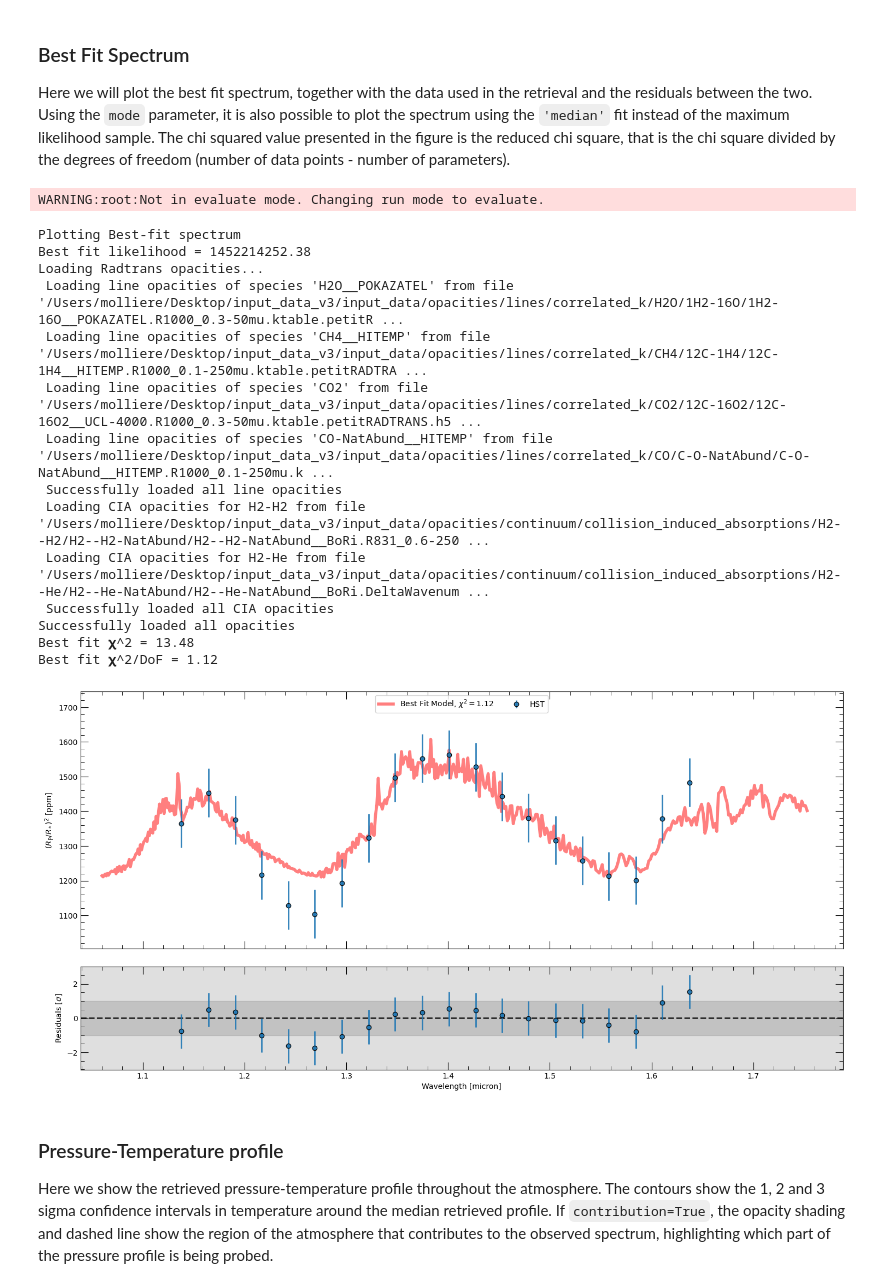
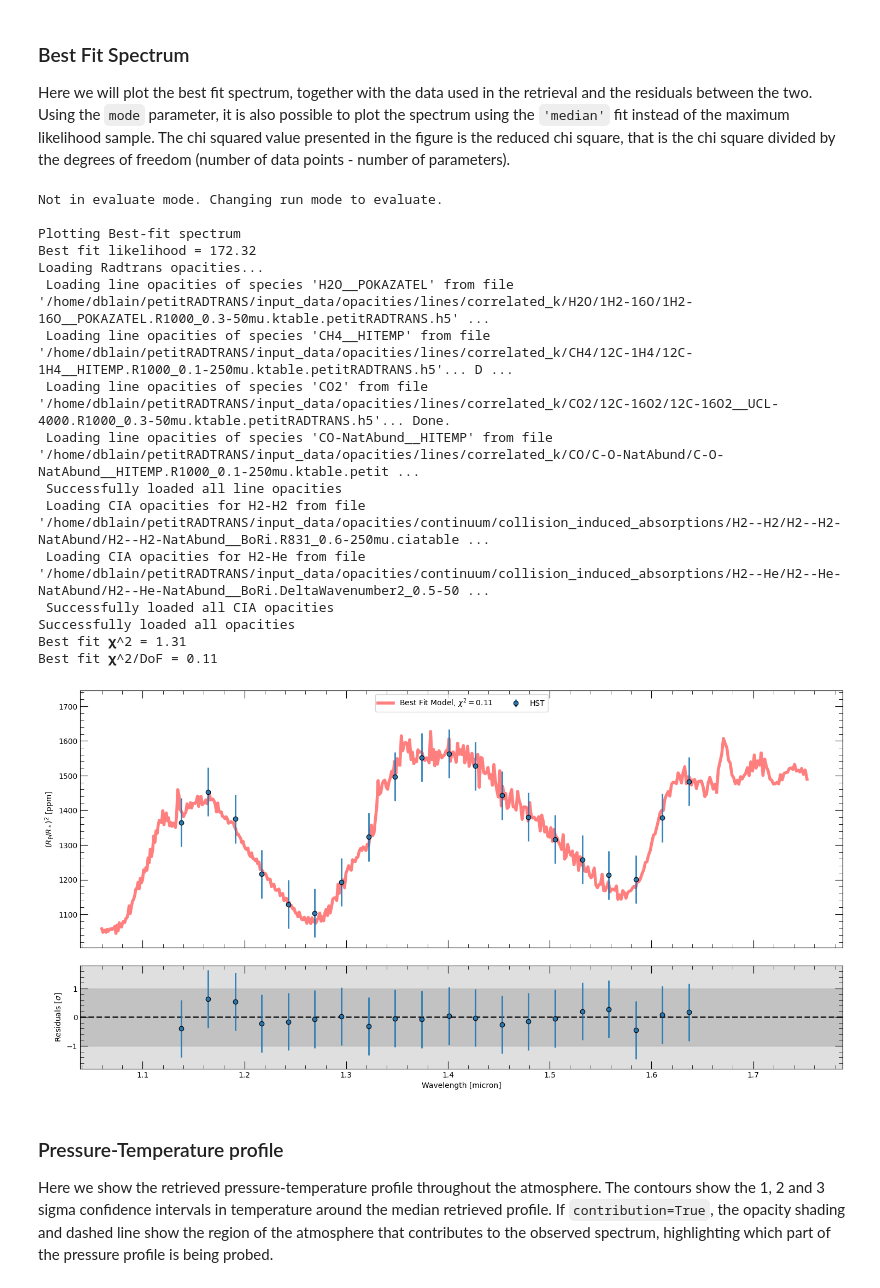
Before and after one commit to wbalmer/petitRADTRANS, a Jupyter notebook: docs/content/notebooks/retrieval_basic.ipynb, the cells around one changed output. Cells and saved outputs as stored; diff of their text form; code cells hidden in the pictures.

```diff
--- a/docs/content/notebooks/retrieval_basic.ipynb
+++ b/docs/content/notebooks/retrieval_basic.ipynb
@@ -384,0 +398,11 @@ retrieval_config.plot_kwargs["press_limits"] = [1e1, 1e-6]
+# %%
+output_directory = f"./retrievals/runs"
+
+retrieval = Retrieval(
+    retrieval_config,
+    output_directory=output_directory,
+    use_mpi = False,  # run locally, don't need to use MPI for massive parallelisation
+    evaluate_sample_spectra=False,  # output the spectrum from nsample random samples.
+    use_prt_plot_style=True,  # we think that our plots look nice.
+    ultranest=False  # let's use pyMultiNest rather than Ultranest
+)
@@ -392,16 +431,0 @@ Most of the various parameters used to control pyMultiNest or Ultranest can be s
-# %%
-# If you want to run the retrieval, you need to choose a different output directory name,
-# due to pRT requirements.
-output_directory = f"./"
-retrieval = Retrieval(retrieval_config,
-                      output_directory=output_directory,
-                      use_mpi = False,        # Run locally, don't need to use MPI for massive parallelisation
-                      evaluate_sample_spectra=False,      # Output the spectrum from nsample random samples.
-                      use_prt_plot_style=True,    # We think that our plots look nice.
-                      ultranest=False)        # Let's use pyMultiNest rather than Ultranest
-
-retrieval.run(n_live_points=40,         # PMN number of live points. 400 is good for small retrievals, 4000 for large
-              const_efficiency_mode=False, # Turn PMN const efficiency mode on or off (recommend on for large retrievals)
-              resume=True)                # Continue retrieval from where it left off.)
-
-#retrieval.plot_all(contribution = True) # We'll make all the plots individually for now. Uncomment to automatically generate plots
@@ -425,0 +432,8 @@ File '/Users/molliere/Desktop/input_data_v3/input_data/opacities/lines/correlate
+# %%
+%%time
+retrieval.run(
+    n_live_points=40,  # number of live points, 400 is good for small retrievals, 4000 for large ones
+    const_efficiency_mode=False,  # turn constant efficiency mode on or off (recommend on for large retrievals)
+    resume=False,  # if True, continue retrieval from where it left off
+    seed=12345  # ⚠️ seed should be removed or set to -1 in a real retrieval, it is added here for reproducibility
+)
@@ -435,7 +466,7 @@ the corner plots make use of this feature.
 # %%
 # These are dictionaries in case we want to look at multiple retrievals.
 # The keys for the dictionaries are the retrieval_names
-sample_dict, parameter_dict = retrieval.get_samples()
+sample_dict, parameter_dict = retrieval.get_samples(output_directory=output_directory)
 
 # Pick the current retrieval to look at.
 samples_use = sample_dict[retrieval.configuration.retrieval_name]
@@ -448,25 +479,27 @@ The chi squared value presented in the figure is the reduced chi square, that is
 # %%
 # Plotting the best fit spectrum
 # This will generate a few warnings, but it's fine.
-fig,ax,ax_r = retrieval.plot_spectra(samples_use, parameters_read, refresh = True, mode = 'bestfit')
-plt.show()
+fig,ax,ax_r = retrieval.plot_spectra(
+    samples_use, parameters_read, refresh=True, mode='bestfit'
+)
 # %% [output]
-WARNING:root:Not in evaluate mode. Changing run mode to evaluate.
+Not in evaluate mode. Changing run mode to evaluate.
+
+Plotting Best-fit spectrum
+Best fit likelihood = 172.32
+Loading Radtrans opacities...
+ Loading line opacities of species 'H2O__POKAZATEL' from file '/home/dblain/petitRADTRANS/input_data/opacities/lines/correlated_k/H2O/1H2-16O/1H2-16O__POKAZATEL.R1000_0.3-50mu.ktable.petitRADTRANS.h5' ...
+ Loading line opacities of species 'CH4__HITEMP' from file '/home/dblain/petitRADTRANS/input_data/opacities/lines/correlated_k/CH4/12C-1H4/12C-1H4__HITEMP.R1000_0.1-250mu.ktable.petitRADTRANS.h5'... D ...
+ Loading line opacities of species 'CO2' from file '/home/dblain/petitRADTRANS/input_data/opacities/lines/correlated_k/CO2/12C-16O2/12C-16O2__UCL-4000.R1000_0.3-50mu.ktable.petitRADTRANS.h5'... Done.
+ Loading line opacities of species 'CO-NatAbund__HITEMP' from file '/home/dblain/petitRADTRANS/input_data/opacities/lines/correlated_k/CO/C-O-NatAbund/C-O-NatAbund__HITEMP.R1000_0.1-250mu.ktable.petit ...
+ Successfully loaded all line opacities
+ Loading CIA opacities for H2-H2 from file '/home/dblain/petitRADTRANS/input_data/opacities/continuum/collision_induced_absorptions/H2--H2/H2--H2-NatAbund/H2--H2-NatAbund__BoRi.R831_0.6-250mu.ciatable ...
+ Loading CIA opacities for H2-He from file '/home/dblain/petitRADTRANS/input_data/opacities/continuum/collision_induced_absorptions/H2--He/H2--He-NatAbund/H2--He-NatAbund__BoRi.DeltaWavenumber2_0.5-50 ...
+ Successfully loaded all CIA opacities
+Successfully loaded all opacities
+Best fit 𝛘^2 = 1.31
+Best fit 𝛘^2/DoF = 0.11
-Plotting Best-fit spectrum
-Best fit likelihood = 1452214252.38
-Loading Radtrans opacities...
- Loading line opacities of species 'H2O__POKAZATEL' from file '/Users/molliere/Desktop/input_data_v3/input_data/opacities/lines/correlated_k/H2O/1H2-16O/1H2-16O__POKAZATEL.R1000_0.3-50mu.ktable.petitR ...
- Loading line opacities of species 'CH4__HITEMP' from file '/Users/molliere/Desktop/input_data_v3/input_data/opacities/lines/correlated_k/CH4/12C-1H4/12C-1H4__HITEMP.R1000_0.1-250mu.ktable.petitRADTRA ...
- Loading line opacities of species 'CO2' from file '/Users/molliere/Desktop/input_data_v3/input_data/opacities/lines/correlated_k/CO2/12C-16O2/12C-16O2__UCL-4000.R1000_0.3-50mu.ktable.petitRADTRANS.h5 ...
- Loading line opacities of species 'CO-NatAbund__HITEMP' from file '/Users/molliere/Desktop/input_data_v3/input_data/opacities/lines/correlated_k/CO/C-O-NatAbund/C-O-NatAbund__HITEMP.R1000_0.1-250mu.k ...
- Successfully loaded all line opacities
- Loading CIA opacities for H2-H2 from file '/Users/molliere/Desktop/input_data_v3/input_data/opacities/continuum/collision_induced_absorptions/H2--H2/H2--H2-NatAbund/H2--H2-NatAbund__BoRi.R831_0.6-250 ...
- Loading CIA opacities for H2-He from file '/Users/molliere/Desktop/input_data_v3/input_data/opacities/continuum/collision_induced_absorptions/H2--He/H2--He-NatAbund/H2--He-NatAbund__BoRi.DeltaWavenum ...
- Successfully loaded all CIA opacities
-Successfully loaded all opacities
-Best fit 𝛘^2 = 13.48
-Best fit 𝛘^2/DoF = 1.12
-[figure, old version]
+[figure, new version]
 # %% [markdown]
 ### Pressure-Temperature profile
 Here we show the retrieved pressure-temperature profile throughout the atmosphere. The contours show the 1, 2 and 3 sigma confidence intervals in temperature around the median retrieved profile.
```
Also changed, not shown: parts of 16 cells of this notebook, 18 other files.
